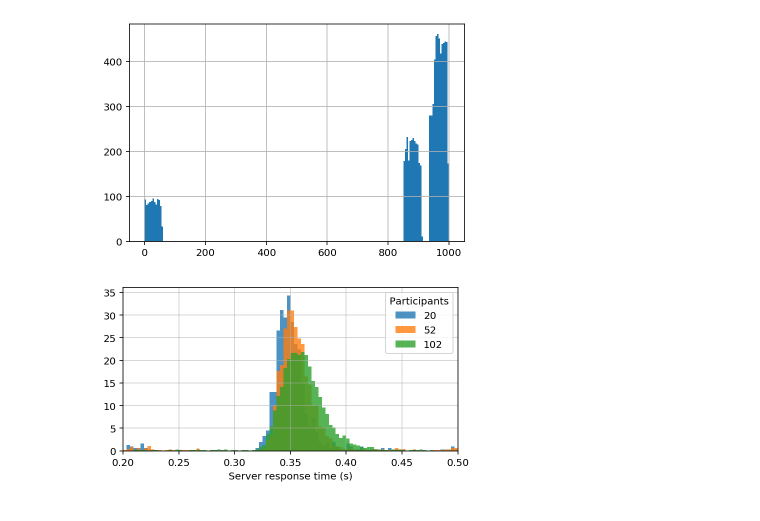
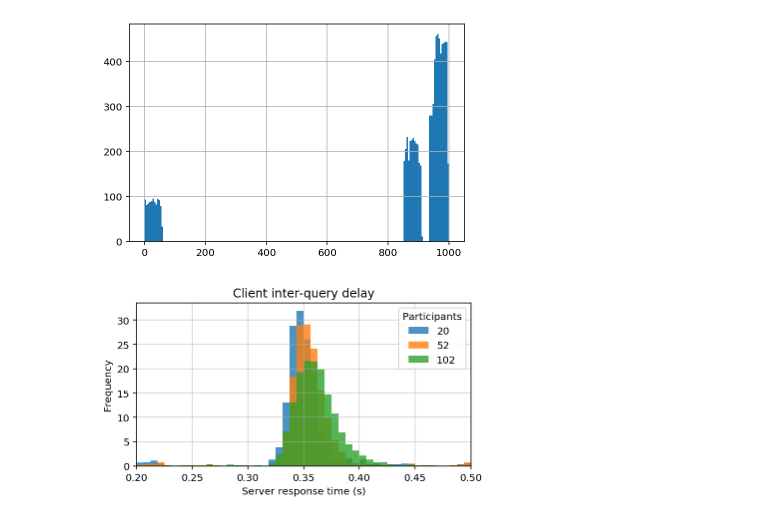
Before and after one commit to stsievert/salmon, a Jupyter notebook: performance/Load-test-v0.2.3.ipynb, the cells around one changed output. Saved outputs shown, nothing was run; the diff lists cells and outputs as text; code cells hidden in the pictures.

```diff
--- a/performance/Load-test-v0.2.3.ipynb
+++ b/performance/Load-test-v0.2.3.ipynb
@@ -29,16 +29,19 @@ ax = df.time_received.hist(bins=200)
 # %%
 import matplotlib.pyplot as plt
 w = 2
 fig, ax = plt.subplots(figsize=(3 * w, 1.5 * w))
 for k, exp in enumerate(exps):
     n_puid = exp.puid.nunique()
-    _ = ax.hist(exp.network_latency, alpha=0.8, bins=4 * 80, range=(0, 1), stacked=True, density=True, label=n_puid)
+    _ = ax.hist(exp.network_latency, alpha=0.8, bins=2 * 80, range=(0, 1), stacked=True, density=True, label=n_puid)
 _ = ax.set_xlim(0.2, 0.5)
 _ = ax.grid(alpha=0.6)
 _ = ax.set_xlabel("Server response time (s)")
 _ = ax.legend(loc="best", title="Participants");
+_ = ax.set_ylabel("Frequency")
+_ = ax.set_title("Client inter-query delay")
+fig.savefig("../docs/imgs/delay-histogram.svg", bbox_inches="tight")
 # %% [output]
-[figure, old version]
+[figure, new version]
 # %%
 import numpy as np
 # %%
```
Also changed, not shown: parts of 5 cells of this notebook, 1 other file.
